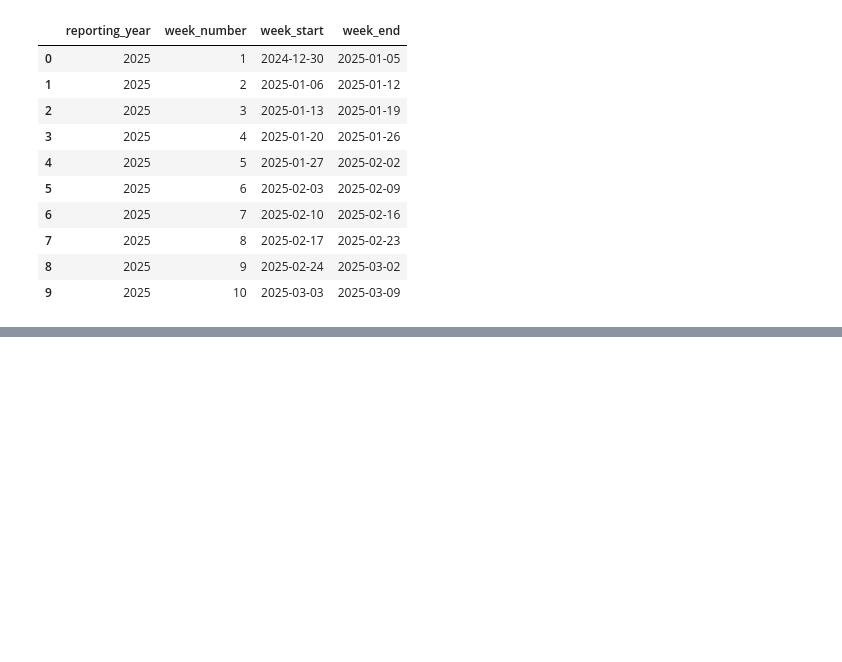
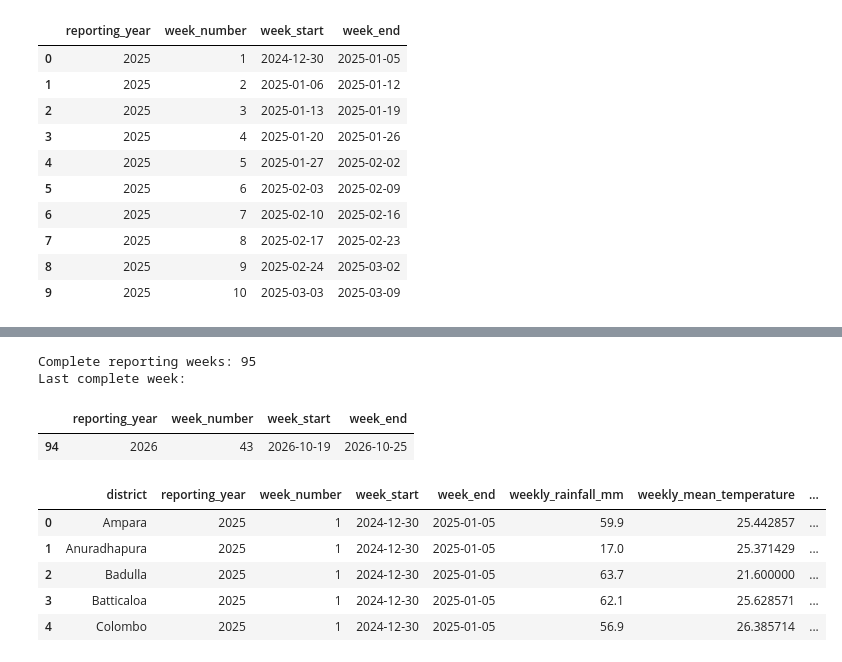
Before and after one commit to PHGNKavindya/RiskWeave, a Jupyter notebook: notebooks/02_weather_weekly_aggregation.ipynb, the cells around one changed output, grey strips where cells are left out. Cells and saved outputs as stored; diff of their text form; code cells hidden in the pictures; blank space fills up the shorter version.

Commit message:
weatherdata analyze

```diff
--- a/notebooks/02_weather_weekly_aggregation.ipynb
+++ b/notebooks/02_weather_weekly_aggregation.ipynb
@@ -124,0 +150,77 @@ weekly_calendar.head(10)
+# %%
+# Keep reporting weeks that end on or before
+# the last available weather date
+
+last_weather_date = weather["date"].max()
+
+weekly_calendar = weekly_calendar[
+    weekly_calendar["week_end"] <= last_weather_date
+].copy()
+
+weekly_calendar = weekly_calendar.reset_index(drop=True)
+
+print("Complete reporting weeks:", len(weekly_calendar))
+
+print("Last complete week:")
+display(weekly_calendar.tail(1))
+# %% [output]
+Complete reporting weeks: 95
+Last complete week:
+|  | reporting_year | week_number | week_start | week_end |
+| 94 | 2026 | 43 | 2026-10-19 | 2026-10-25 |
+# %%
+weekly_records = []
+
+for _, week in weekly_calendar.iterrows():
+
+    start_date = week["week_start"]
+    end_date = week["week_end"]
+
+    for district in weather["district"].unique():
+
+        daily_records = weather[
+            (weather["district"] == district) &
+            (weather["date"] >= start_date) &
+            (weather["date"] <= end_date)
+        ]
+
+        # Accept only weeks with seven daily observations
+        if len(daily_records) != 7:
+            continue
+
+        weekly_records.append({
+
+            "district": district,
+
+            "reporting_year": week["reporting_year"],
+            "week_number": week["week_number"],
+
+            "week_start": start_date,
+            "week_end": end_date,
+
+            "weekly_rainfall_mm":
+                daily_records["precipitation_sum"].sum(),
+
+            "weekly_mean_temperature":
+                daily_records["temperature_2m_mean"].mean(),
+
+            "weekly_max_temperature":
+                daily_records["temperature_2m_max"].max(),
+
+            "weekly_min_temperature":
+                daily_records["temperature_2m_min"].min(),
+
+            "daily_observation_count": len(daily_records)
+        })
+
+
+weekly_weather = pd.DataFrame(weekly_records)
+
+weekly_weather.head()
+# %% [output]
+|  | district | reporting_year | week_number | week_start | week_end | weekly_rainfall_mm | weekly_mean_temperature | ... |
+| 0 | Ampara | 2025 | 1 | 2024-12-30 | 2025-01-05 | 59.9 | 25.442857 | ... |
+| 1 | Anuradhapura | 2025 | 1 | 2024-12-30 | 2025-01-05 | 17.0 | 25.371429 | ... |
+| 2 | Badulla | 2025 | 1 | 2024-12-30 | 2025-01-05 | 63.7 | 21.600000 | ... |
+| 3 | Batticaloa | 2025 | 1 | 2024-12-30 | 2025-01-05 | 62.1 | 25.628571 | ... |
+| 4 | Colombo | 2025 | 1 | 2024-12-30 | 2025-01-05 | 56.9 | 26.385714 | ... |
```
Also changed, not shown: parts of 3 cells of this notebook, 1 other file.
